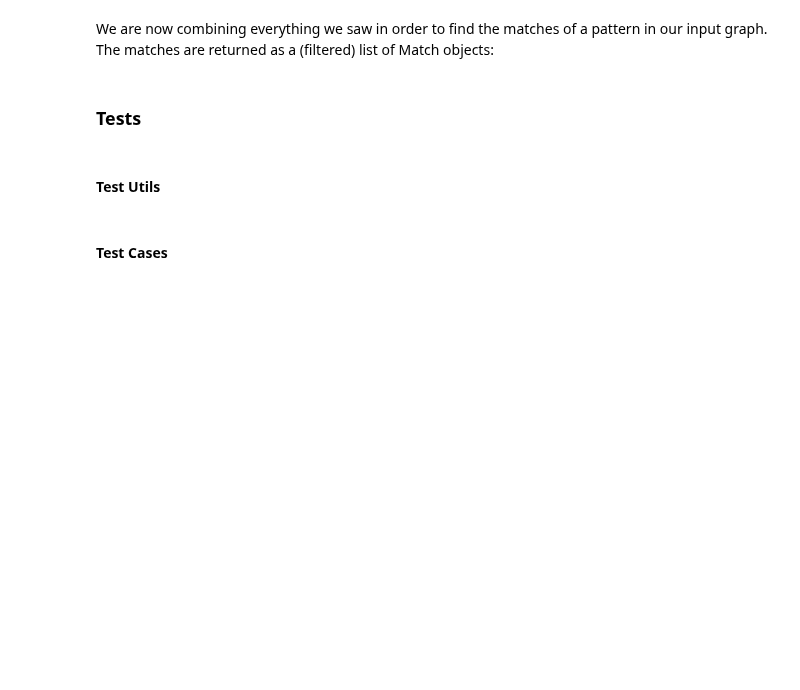
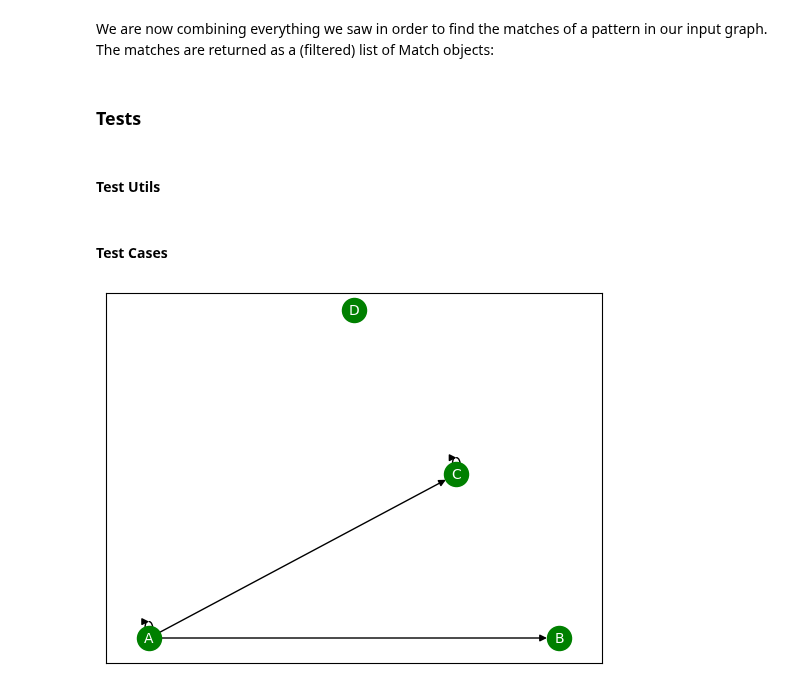
Before and after one commit to DeanLight/graph_rewrite, a Jupyter notebook: nbs/03_matcher.ipynb, the cells around one changed output. Saved outputs shown, nothing was run; the diff lists cells and outputs as text; code cells hidden in the pictures; blank space fills up the shorter version.

```diff
--- a/nbs/03_matcher.ipynb
+++ b/nbs/03_matcher.ipynb
@@ -233,0 +207,14 @@ assert _test_match(input_graph, pattern7, [{'X': 'A', 'Y': 'C', 'Z': 'D'},
+# %%
+input_graph = _create_graph(
+    ['A','B','C','D'],
+    [
+        ('A','B'),
+        ('A','C'),
+        ('A', 'A'),
+        ('C', 'C'),
+        ('A', 'C')
+    ]
+)
+_plot_graph(input_graph)
+# %% [output]
+[figure, added]
```
Also changed, not shown: parts of 12 cells of this notebook, 7 other files.
